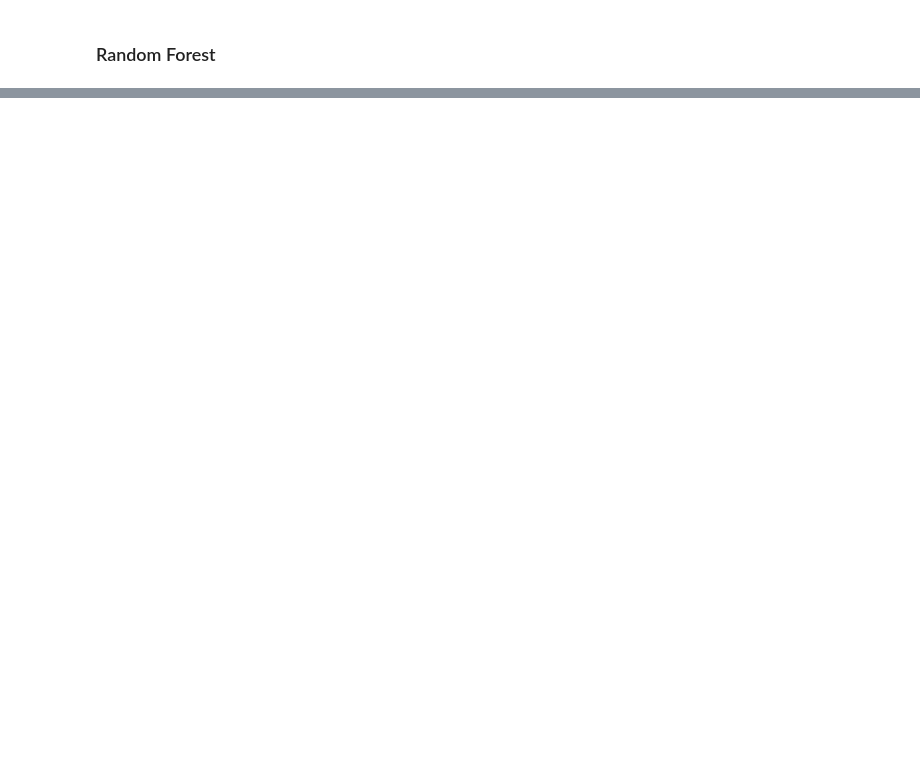
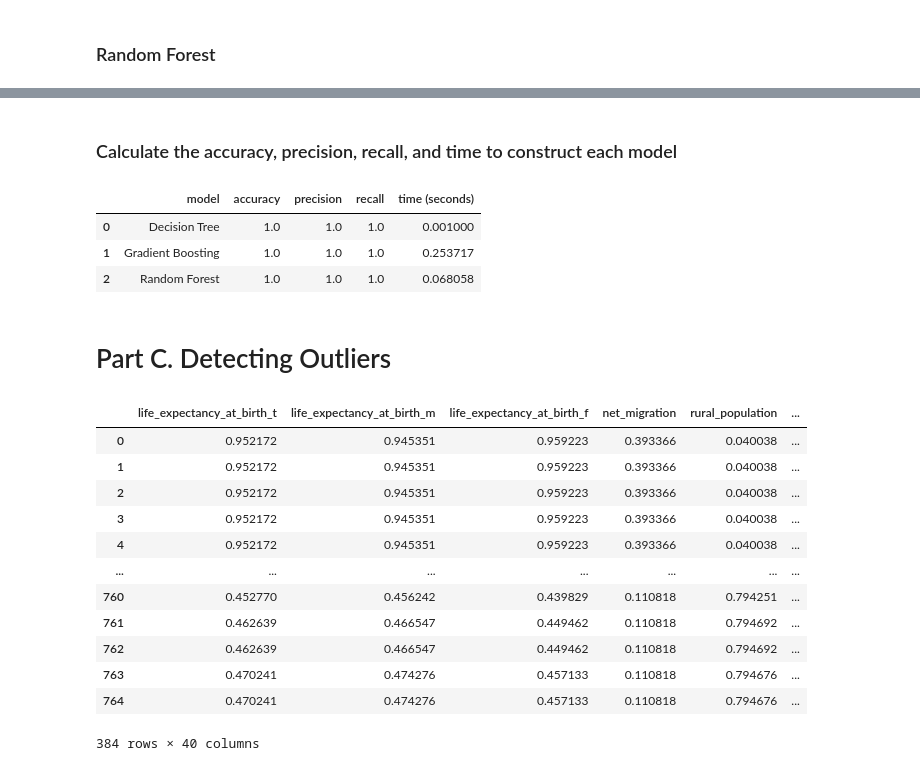
Before and after one commit to nseniow/Data-Science-Project, a Jupyter notebook: DataMining.ipynb, the cells around one changed output, grey strips where cells are left out. Cells and saved outputs as stored; diff of their text form; code cells hidden in the pictures; blank space fills up the shorter version.

```diff
--- a/DataMining.ipynb
+++ b/DataMining.ipynb
@@ -226,0 +292,58 @@ The label of our choice is Development-Index
+# %% [markdown]
+### Calculate the accuracy, precision, recall, and time to construct each model
+# %%
+# calculate the accuracy, precision, and recall of the decision tree model and get the time it took to generate
+dt_accuracy = dt_clf.score(x_test, y_test)
+dt_precision = precision_score(y_test, dt_clf.predict(x_test), average='micro')
+dt_recall = recall_score(y_test, dt_clf.predict(x_test), average='micro')
+dt_time = end_dt - start_dt
+
+# calculate the accuracy, precision, and recall of the gradient boosting model and get the time it took to generate
+gb_accuracy = gb_clf.score(x_test, y_test)
+gb_precision = precision_score(y_test, gb_clf.predict(x_test), average='micro')
+gb_recall = recall_score(y_test, gb_clf.predict(x_test), average='micro')
+gb_time = end_gb - start_gb
+
+# calculate the accuracy, precision, and recall of the random forest model and get the time it took to generate
+rf_accuracy = rf_clf.score(x_test, y_test)
+rf_precision = precision_score(y_test, rf_clf.predict(x_test), average='micro')
+rf_recall = recall_score(y_test, rf_clf.predict(x_test), average='micro')
+rf_time = end_rf - start_rf
+
+
+# create a dataframe to store the results
+results = pd.DataFrame(columns=['model', 'accuracy', 'precision', 'recall', 'time (seconds)'])
+results.loc[0] = ['Decision Tree', dt_accuracy, dt_precision, dt_recall, dt_time]
+results.loc[1] = ['Gradient Boosting', gb_accuracy, gb_precision, gb_recall, gb_time]
+results.loc[2] = ['Random Forest', rf_accuracy, rf_precision, rf_recall, rf_time]
+
+results.head()
+# %% [output]
+|  | model | accuracy | precision | recall | time (seconds) |
+| 0 | Decision Tree | 1.0 | 1.0 | 1.0 | 0.001000 |
+| 1 | Gradient Boosting | 1.0 | 1.0 | 1.0 | 0.253717 |
+| 2 | Random Forest | 1.0 | 1.0 | 1.0 | 0.068058 |
+# %% [markdown]
+# Part C. Detecting Outliers
+# %%
+svm_clf = svm.OneClassSVM(gamma='auto').fit(x)
+pred = svm_clf.predict(x)
+
+outlier_index = where(pred == -1)
+outlier_values = df_ohe.iloc[outlier_index]
+
+outlier_values
+# %% [output]
+|  | life_expectancy_at_birth_t | life_expectancy_at_birth_m | life_expectancy_at_birth_f | net_migration | rural_population | ... |
+| 0 | 0.952172 | 0.945351 | 0.959223 | 0.393366 | 0.040038 | ... |
+| 1 | 0.952172 | 0.945351 | 0.959223 | 0.393366 | 0.040038 | ... |
+| 2 | 0.952172 | 0.945351 | 0.959223 | 0.393366 | 0.040038 | ... |
+| 3 | 0.952172 | 0.945351 | 0.959223 | 0.393366 | 0.040038 | ... |
+| 4 | 0.952172 | 0.945351 | 0.959223 | 0.393366 | 0.040038 | ... |
+| ... | ... | ... | ... | ... | ... | ... |
+| 760 | 0.452770 | 0.456242 | 0.439829 | 0.110818 | 0.794251 | ... |
+| 761 | 0.462639 | 0.466547 | 0.449462 | 0.110818 | 0.794692 | ... |
+| 762 | 0.462639 | 0.466547 | 0.449462 | 0.110818 | 0.794692 | ... |
+| 763 | 0.470241 | 0.474276 | 0.457133 | 0.110818 | 0.794676 | ... |
+| 764 | 0.470241 | 0.474276 | 0.457133 | 0.110818 | 0.794676 | ... |
+384 rows × 40 columns
```
Also changed, not shown: parts of 15 cells of this notebook.
